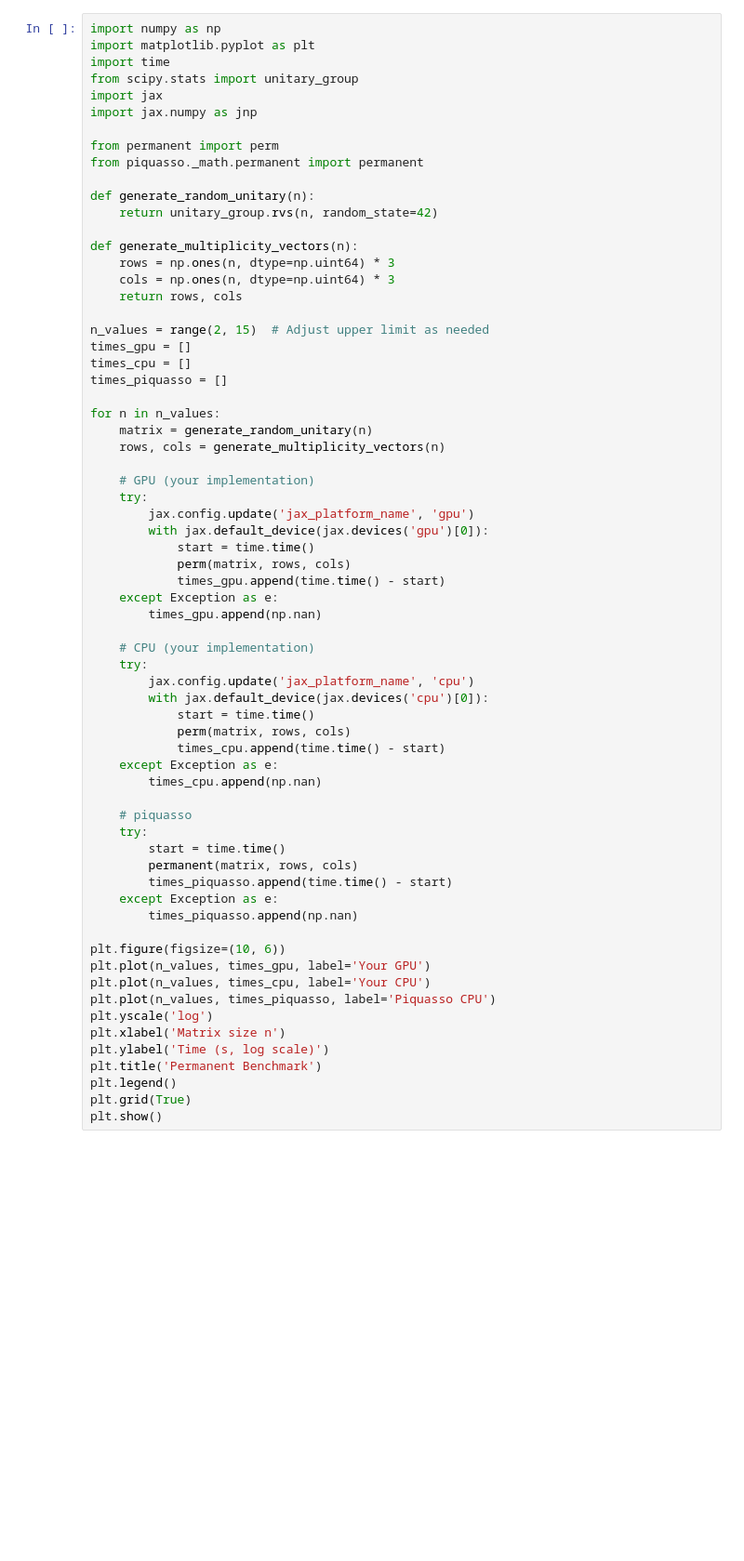
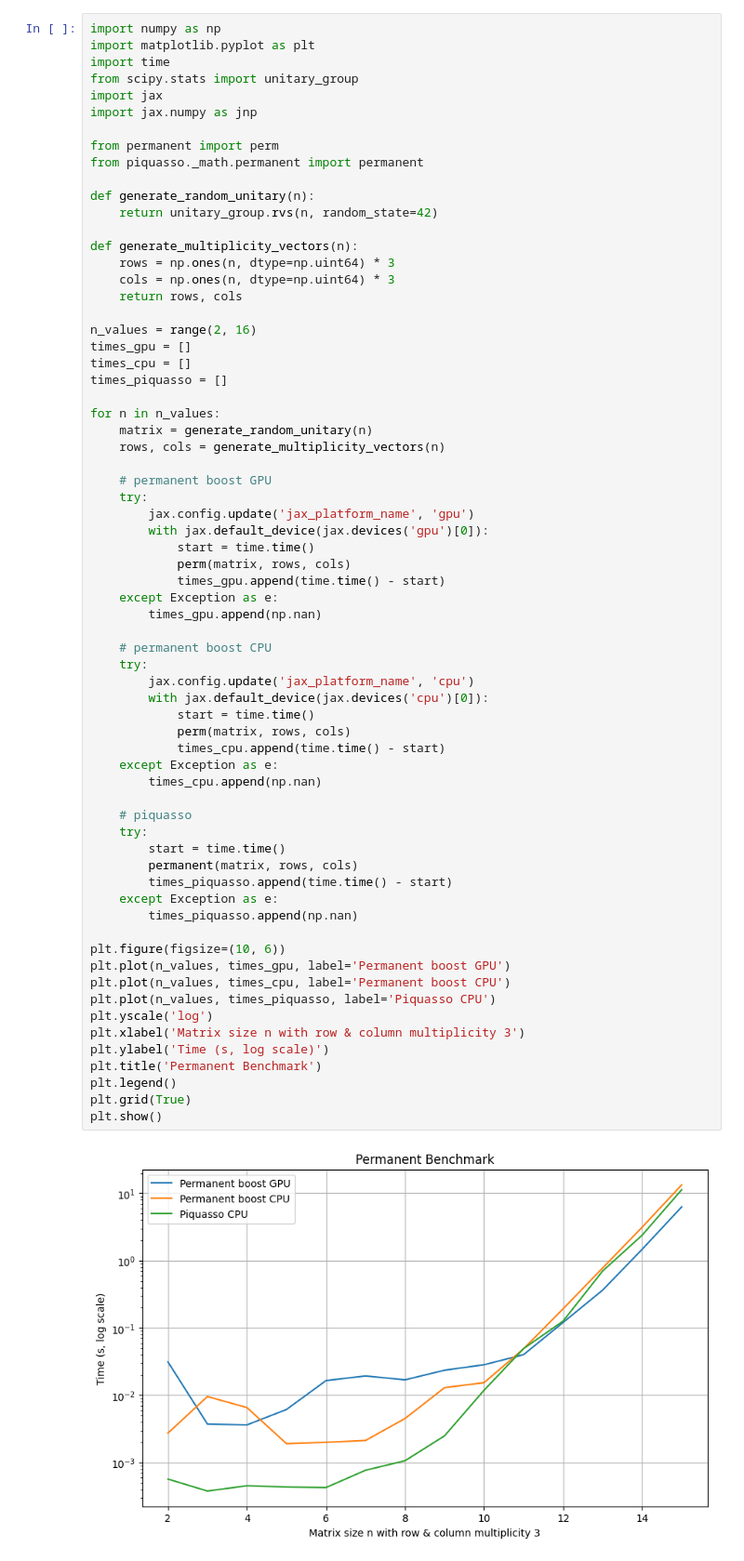
Before and after one commit to 0xSooki/permanent-boost, a Jupyter notebook: figures.ipynb, the cells around one changed output. Shown at 93% size. Cells and saved outputs as stored; diff of their text form; blank space fills up the shorter version.

Commit message:
update figures

```diff
--- a/figures.ipynb
+++ b/figures.ipynb
@@ -17,7 +17,7 @@ def generate_multiplicity_vectors(n):
     cols = np.ones(n, dtype=np.uint64) * 3
     return rows, cols
 
-n_values = range(2, 15)  # Adjust upper limit as needed
+n_values = range(2, 16)
 times_gpu = []
 times_cpu = []
 times_piquasso = []
@@ -26,7 +26,7 @@ for n in n_values:
     matrix = generate_random_unitary(n)
     rows, cols = generate_multiplicity_vectors(n)
 
-    # GPU (your implementation)
+    # permanent boost GPU
     try:
         jax.config.update('jax_platform_name', 'gpu')
         with jax.default_device(jax.devices('gpu')[0]):
@@ -34,34 +34,36 @@ for n in n_values:
             perm(matrix, rows, cols)
             times_gpu.append(time.time() - start)
     except Exception as e:
         times_gpu.append(np.nan)
 
-    # CPU (your implementation)
+    # permanent boost CPU
     try:
         jax.config.update('jax_platform_name', 'cpu')
         with jax.default_device(jax.devices('cpu')[0]):
             start = time.time()
             perm(matrix, rows, cols)
             times_cpu.append(time.time() - start)
     except Exception as e:
         times_cpu.append(np.nan)
 
     # piquasso
     try:
         start = time.time()
         permanent(matrix, rows, cols)
         times_piquasso.append(time.time() - start)
     except Exception as e:
         times_piquasso.append(np.nan)
 
 plt.figure(figsize=(10, 6))
-plt.plot(n_values, times_gpu, label='Your GPU')
-plt.plot(n_values, times_cpu, label='Your CPU')
+plt.plot(n_values, times_gpu, label='Permanent boost GPU')
+plt.plot(n_values, times_cpu, label='Permanent boost CPU')
 plt.plot(n_values, times_piquasso, label='Piquasso CPU')
 plt.yscale('log')
-plt.xlabel('Matrix size n')
+plt.xlabel('Matrix size n with row & column multiplicity 3')
 plt.ylabel('Time (s, log scale)')
 plt.title('Permanent Benchmark')
 plt.legend()
 plt.grid(True)
 plt.show()
+# %% [output]
+[figure, added]
```
Also changed, not shown: parts of 1 cell of this notebook.
